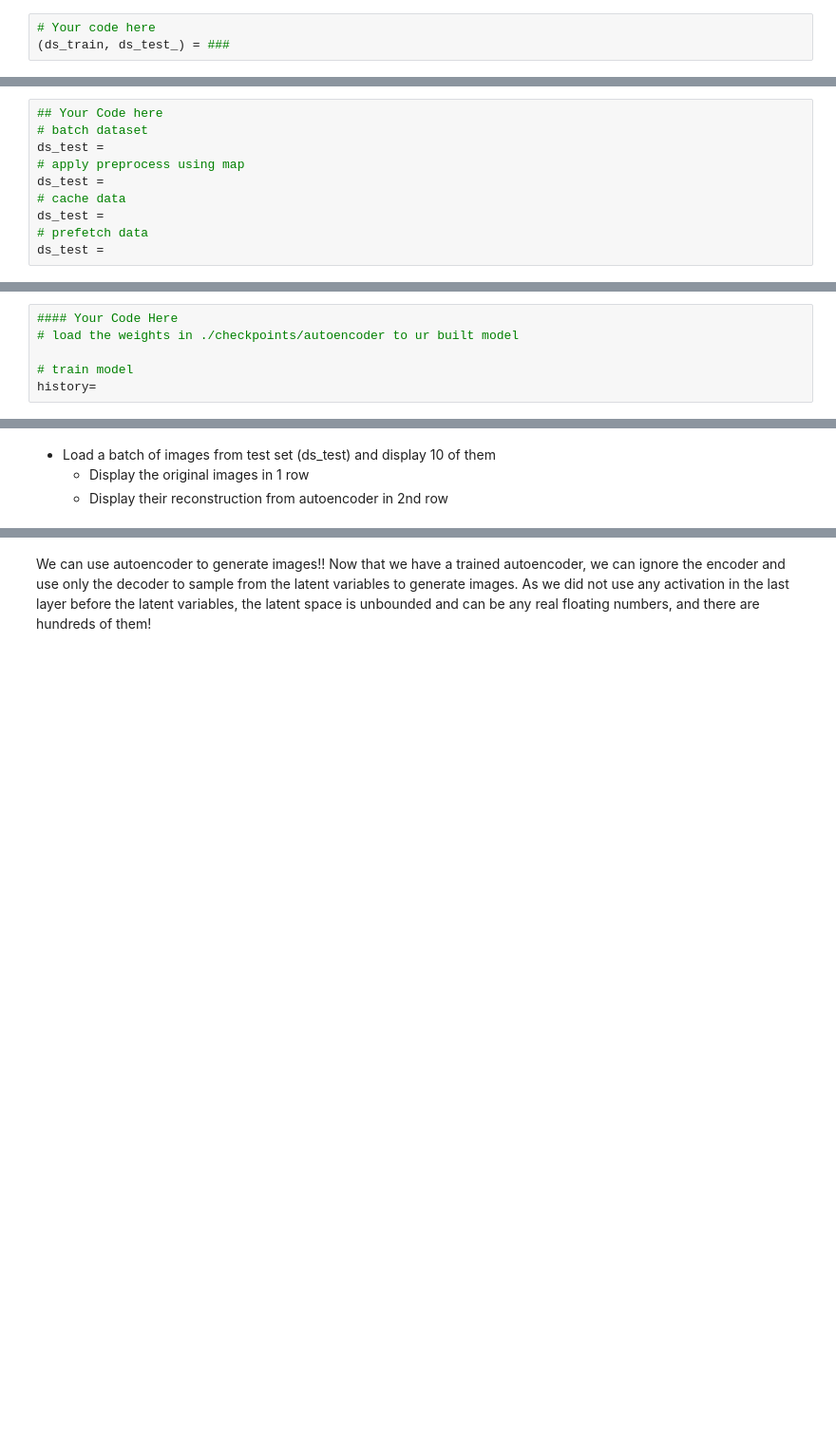
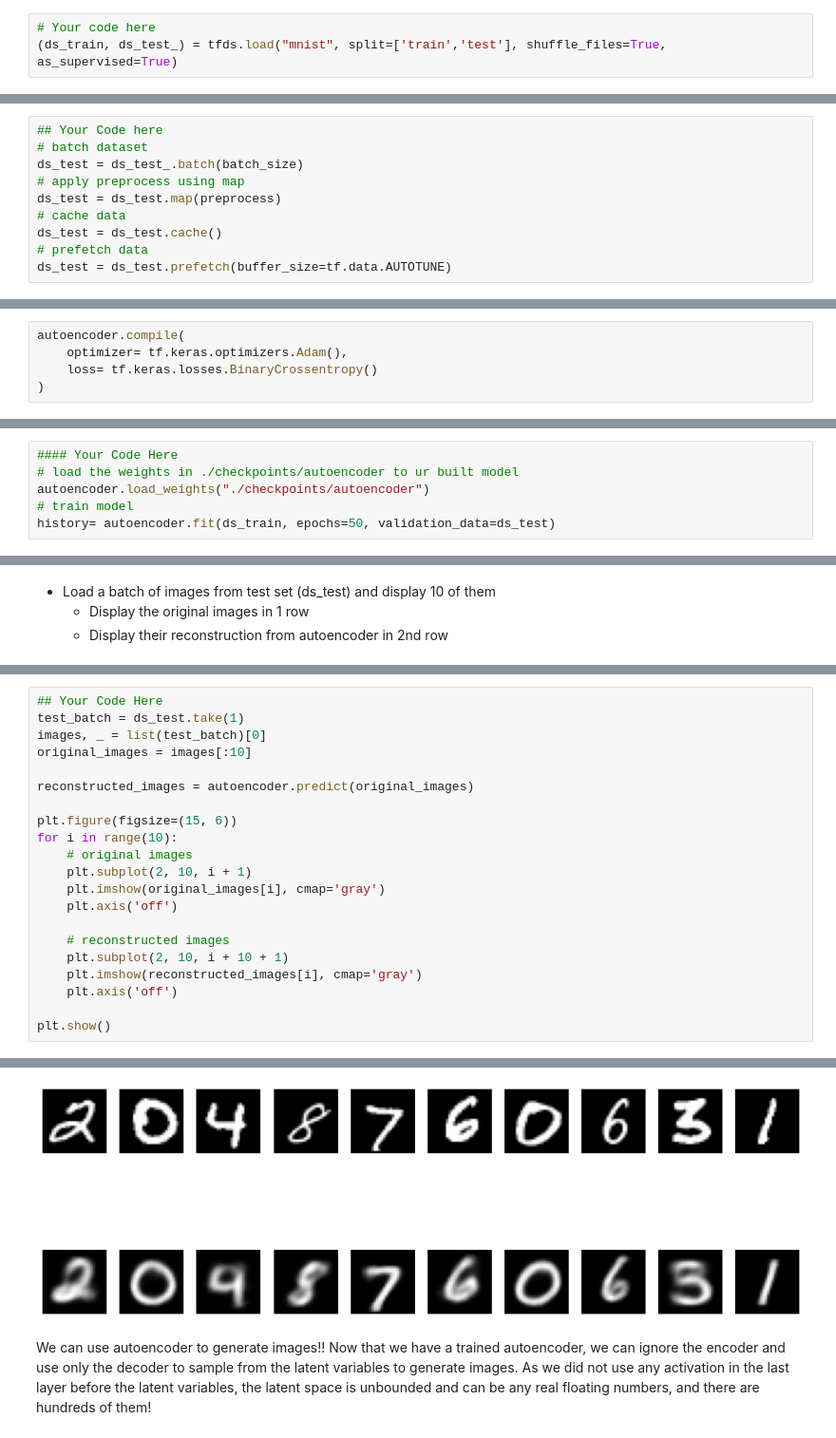
Before and after one commit to EHVB/ANN-In-Medicine, a Jupyter notebook: Assignment_3/Ehab Kamal - A3_Autoencoders.ipynb, the cells around one changed output, grey strips where cells are left out. Shown at 95% size. Cells and saved outputs as stored; diff of their text form; blank space fills up the shorter version.

```diff
--- a/Assignment_3/Ehab Kamal - A3_Autoencoders.ipynb
+++ b/Assignment_3/Ehab Kamal - A3_Autoencoders.ipynb
@@ -43,7 +43,7 @@ We will use the MNIST numbers dataset but load it using a different method
   - Make sure to load the labels with the data ('as_supervised' flag)
 # %%
 # Your code here
-(ds_train, ds_test_) = ###
+(ds_train, ds_test_) = tfds.load("mnist", split=['train','test'], shuffle_files=True, as_supervised=True)
 # %% [markdown]
 **For ds_train**
 # %% [markdown]
@@ -81,13 +81,13 @@ ds_train =
 # %%
 ## Your Code here
 # batch dataset
-ds_test =
+ds_test = ds_test_.batch(batch_size)
 # apply preprocess using map
-ds_test =
+ds_test = ds_test.map(preprocess)
 # cache data
-ds_test =
+ds_test = ds_test.cache()
 # prefetch data
-ds_test =
+ds_test = ds_test.prefetch(buffer_size=tf.data.AUTOTUNE)
 # %% [markdown]
 - Fill the missing code for the following function to return image and label for testing
 # %%
@@ -138,11 +158,16 @@ autoencoder = tf.keras.Sequential([encoder, decoder])
 # %% [markdown]
 Compile the model using adam optimizer and binary cross entropy error loss function
+# %%
+autoencoder.compile(
+    optimizer= tf.keras.optimizers.Adam(),
+    loss= tf.keras.losses.BinaryCrossentropy()
+)
 # %% [markdown]
 - Train the network for `epochs=50` epochs and `validation_data=ds_test`, and visualize a few reconstructed samples.
     - Load the weights in ./checkpoints/autoencoder to your model as initial weights BEFORE training
 # %%
 #### Your Code Here
 # load the weights in ./checkpoints/autoencoder to ur built model
-
+autoencoder.load_weights("./checkpoints/autoencoder")
 # train model
-history=
+history= autoencoder.fit(ds_train, epochs=50, validation_data=ds_test)
@@ -154,0 +196,22 @@ history=
+# %%
+## Your Code Here
+test_batch = ds_test.take(1)
+images, _ = list(test_batch)[0]
+original_images = images[:10]
+
+reconstructed_images = autoencoder.predict(original_images)
+
+plt.figure(figsize=(15, 6))
+for i in range(10):
+    # original images
+    plt.subplot(2, 10, i + 1)
+    plt.imshow(original_images[i], cmap='gray')
+    plt.axis('off')
+
+    # reconstructed images
+    plt.subplot(2, 10, i + 10 + 1)
+    plt.imshow(reconstructed_images[i], cmap='gray')
+    plt.axis('off')
+
+plt.show()
+# %% [output]
@@ -155,3 +219,4 @@ history=
+[figure, added]
 # %% [markdown]
 We can use autoencoder to generate images!! Now that we have a trained autoencoder, we can ignore the encoder and use only the
 decoder to sample from the latent variables to generate images. As we
```
Also changed, not shown: parts of 33 cells of this notebook.
